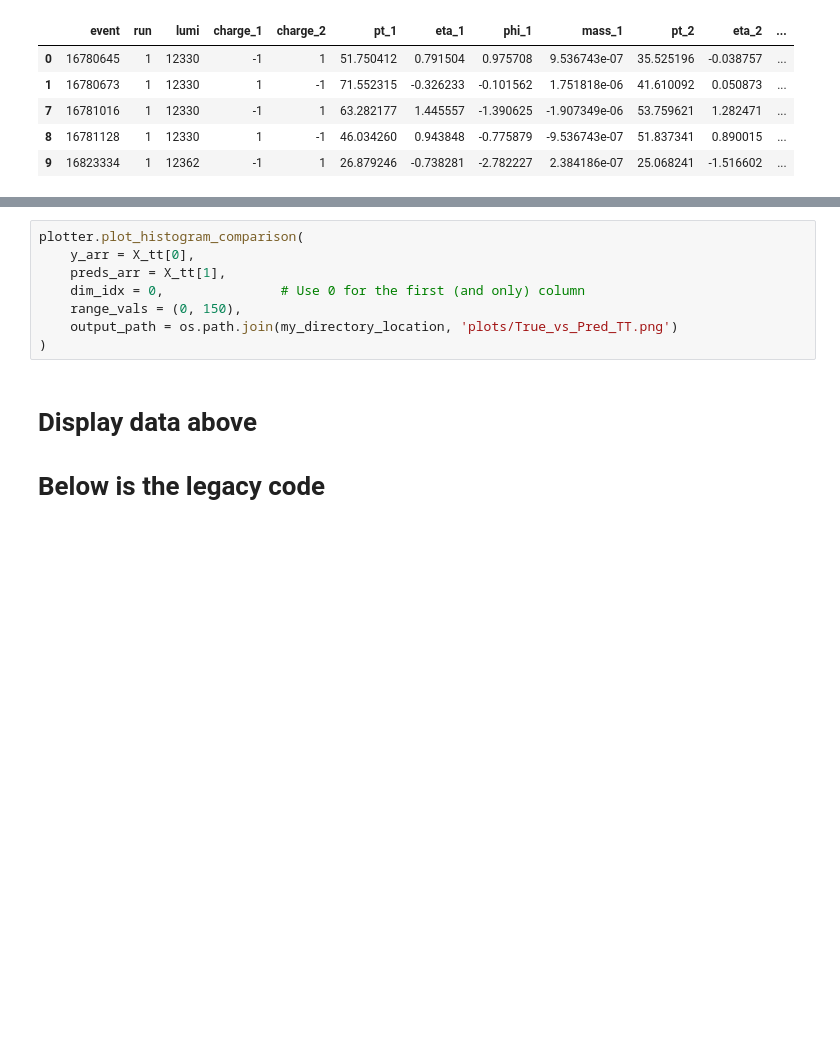
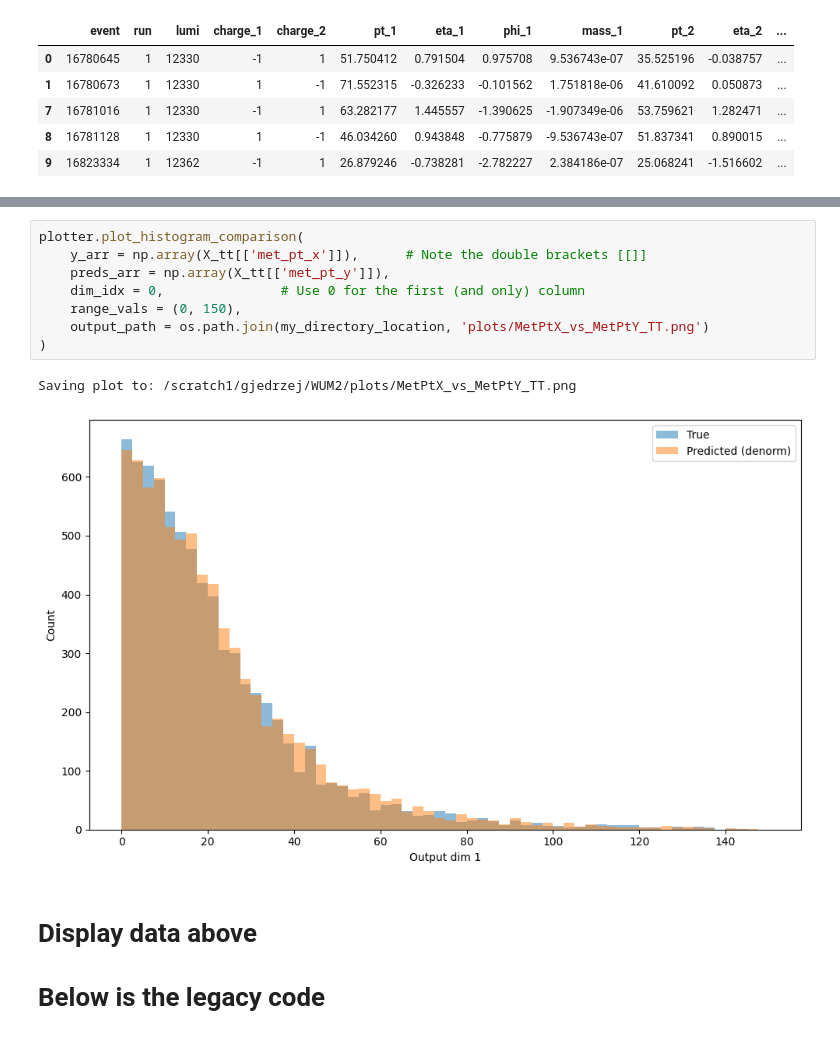
Before and after one commit to PasiekaFUW/Masters_Thesis, a Jupyter notebook: WUM2/GJProject.ipynb, the cells around one changed output, grey strips where cells are left out. Saved outputs shown, nothing was run; the diff lists cells and outputs as text; blank space fills up the shorter version.

```diff
--- a/WUM2/GJProject.ipynb
+++ b/WUM2/GJProject.ipynb
@@ -124,11 +140,14 @@ X_tt = df_tt_filtered[features]
 # %%
 plotter.plot_histogram_comparison(
-    y_arr = X_tt[0],
-    preds_arr = X_tt[1],
+    y_arr = np.array(X_tt[['met_pt_x']]),      # Note the double brackets [[]]
+    preds_arr = np.array(X_tt[['met_pt_y']]),
     dim_idx = 0,               # Use 0 for the first (and only) column
     range_vals = (0, 150),
-    output_path = os.path.join(my_directory_location, 'plots/True_vs_Pred_TT.png')
+    output_path = os.path.join(my_directory_location, 'plots/MetPtX_vs_MetPtY_TT.png')
 )
+# %% [output]
+Saving plot to: /scratch1/gjedrzej/WUM2/plots/MetPtX_vs_MetPtY_TT.png
+[figure, added]
 # %% [markdown]
 # Display data above
 
```
Also changed, not shown: parts of 1 cell of this notebook, 5 other files.
